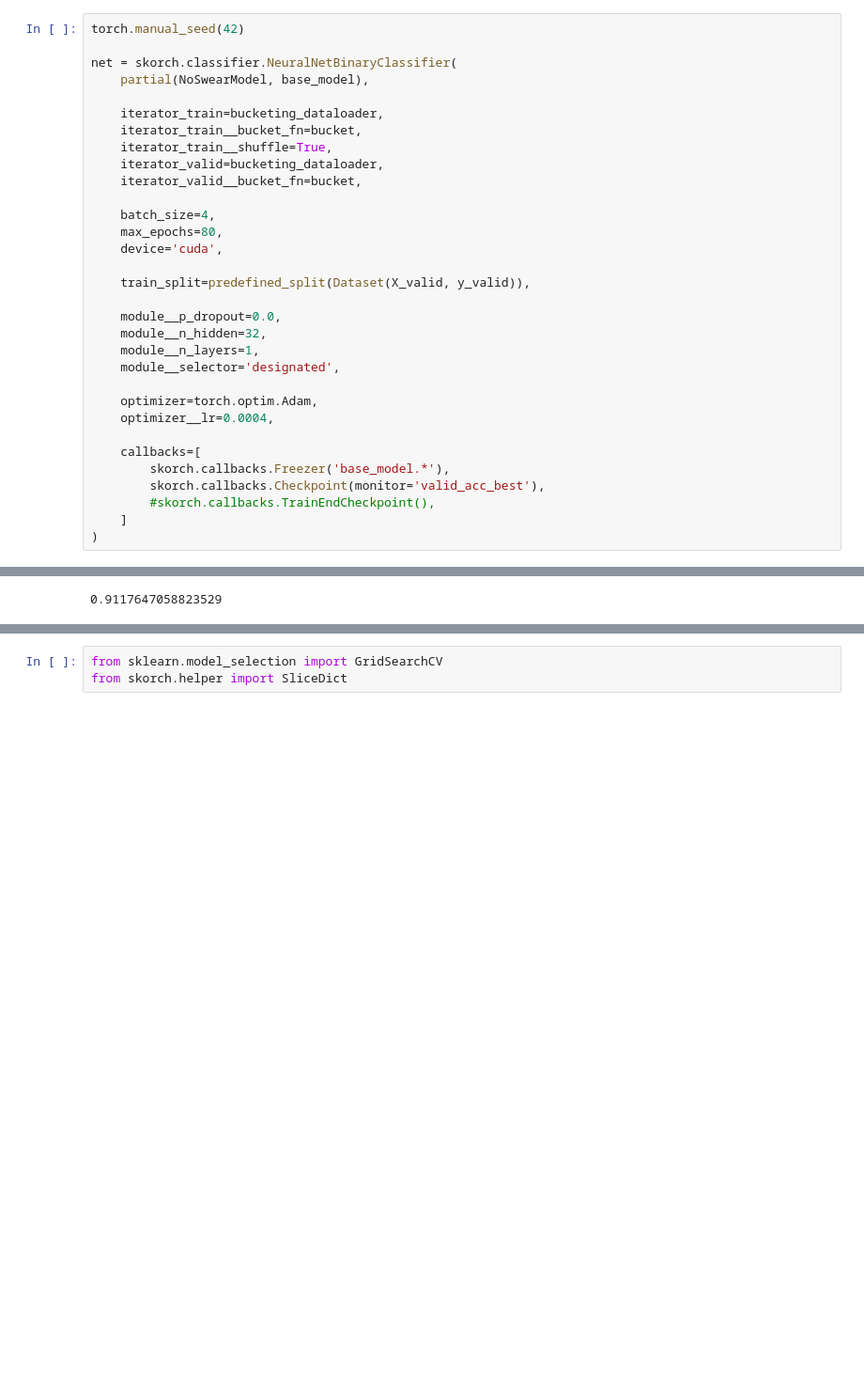
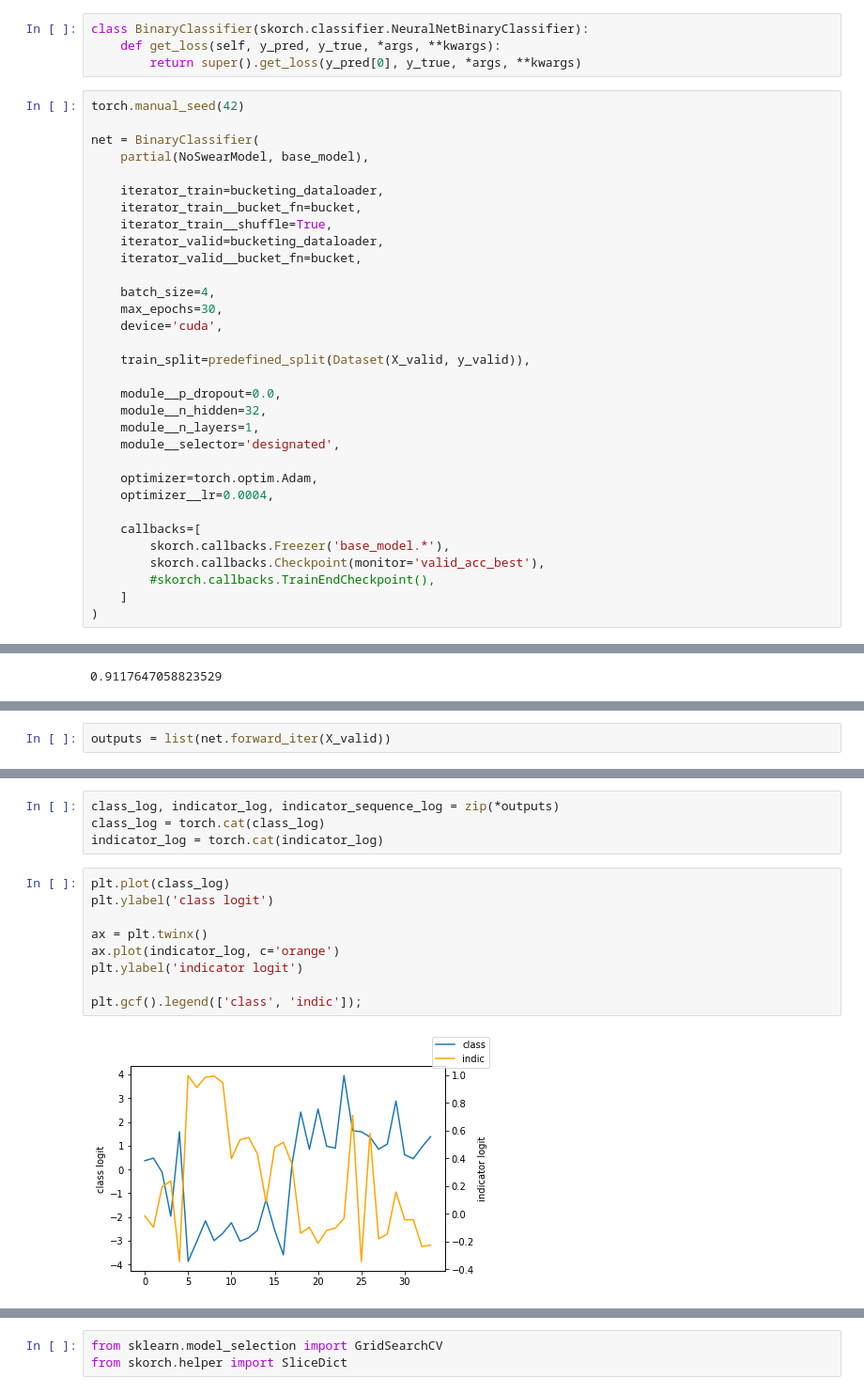
Before and after one commit to deepestcyber/noswear, a Jupyter notebook: notebooks/binary_recognition_binclass.ipynb, the cells around one changed output, grey strips where cells are left out. Shown: that part at 94% size. Drawn from its saved outputs; the diff is of its cells as text; blank space fills up the shorter version.

```diff
--- a/notebooks/binary_recognition_binclass.ipynb
+++ b/notebooks/binary_recognition_binclass.ipynb
@@ -178,10 +175,14 @@ Training loop and stuff
 def bucket(Xi, yi):
     Xi['X'] = Xi['X'][:, :, :max(Xi['lens'])]
     return Xi, yi
+# %%
+class BinaryClassifier(skorch.classifier.NeuralNetBinaryClassifier):
+    def get_loss(self, y_pred, y_true, *args, **kwargs):
+        return super().get_loss(y_pred[0], y_true, *args, **kwargs)
 # %%
 torch.manual_seed(42)
 
-net = skorch.classifier.NeuralNetBinaryClassifier(
+net = BinaryClassifier(
     partial(NoSwearModel, base_model),
 
     iterator_train=bucketing_dataloader,
@@ -191,7 +192,7 @@ net = skorch.classifier.NeuralNetBinaryClassifier(
     iterator_valid__bucket_fn=bucket,
 
     batch_size=4,
-    max_epochs=80,
+    max_epochs=30,
     device='cuda',
 
     train_split=predefined_split(Dataset(X_valid, y_valid)),
@@ -260,0 +266,2 @@ accuracy_score(y_valid, net.predict(X_valid))
+# %%
+outputs = list(net.forward_iter(X_valid))
@@ -260,0 +270,15 @@ accuracy_score(y_valid, net.predict(X_valid))
+# %%
+class_log, indicator_log, indicator_sequence_log = zip(*outputs)
+class_log = torch.cat(class_log)
+indicator_log = torch.cat(indicator_log)
+# %%
+plt.plot(class_log)
+plt.ylabel('class logit')
+
+ax = plt.twinx()
+ax.plot(indicator_log, c='orange')
+plt.ylabel('indicator logit')
+
+plt.gcf().legend(['class', 'indic']);
+# %% [output]
+[figure, added]
```
Also changed, not shown: parts of 24 cells of this notebook, 3 other files.
